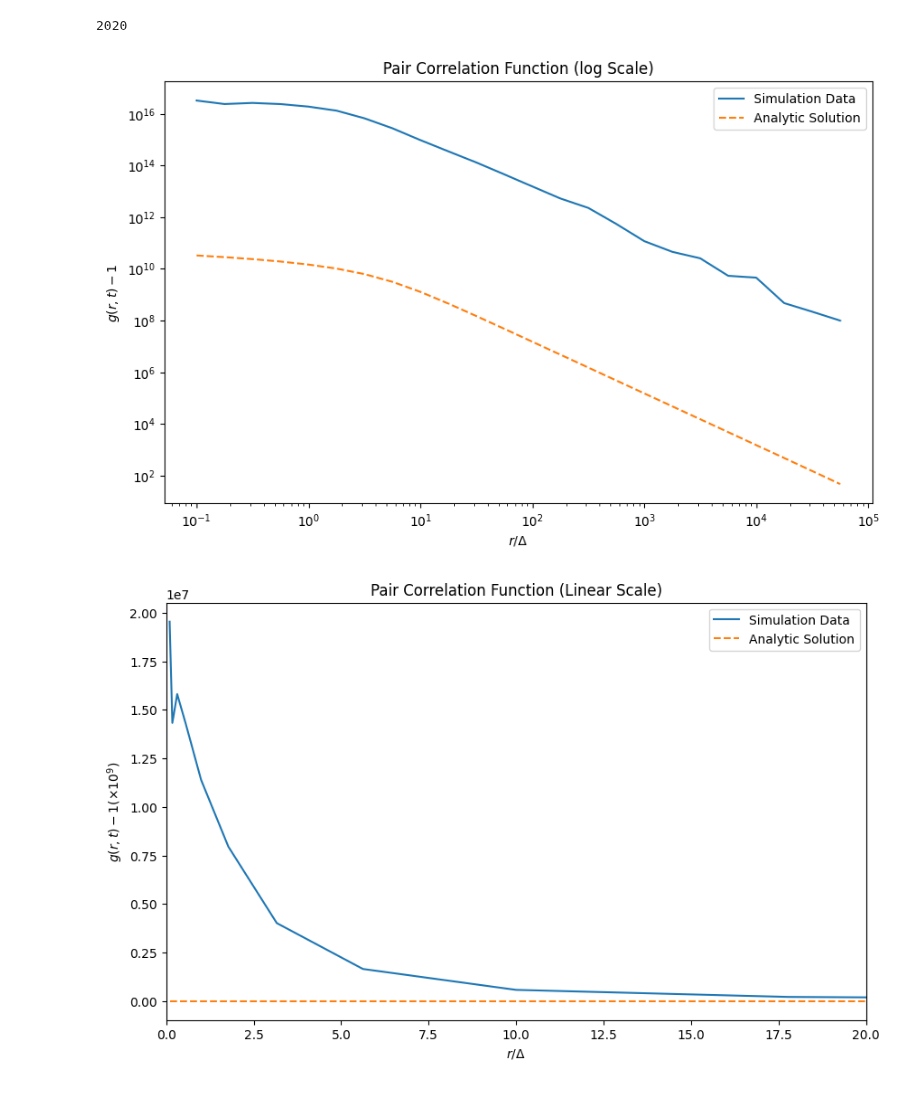
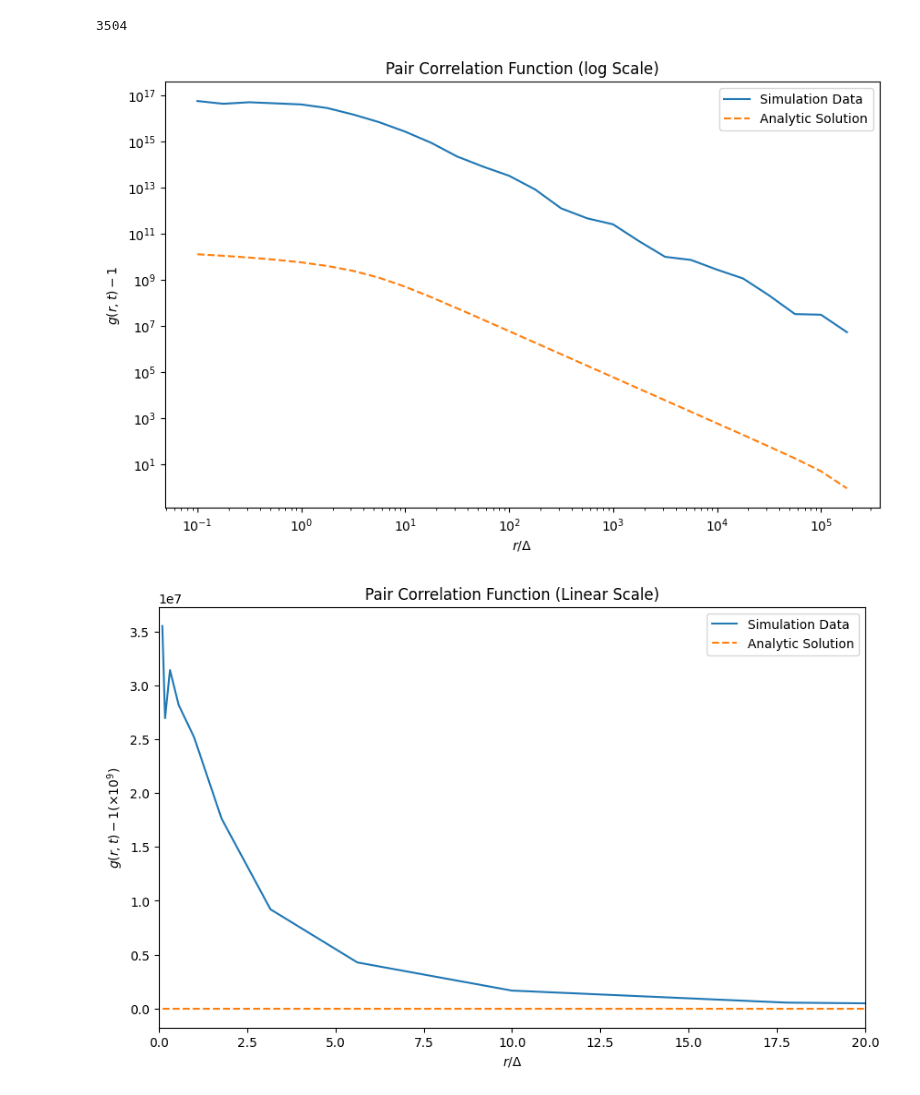
Before and after one commit to KatharinaBracher/Brownian-Bug-Model, a Jupyter notebook: histograms.ipynb, the cells around one changed output. Saved outputs shown, nothing was run; the diff lists cells and outputs as text; code cells hidden in the pictures.

Commit message:
Continued working on histograms

```diff
--- a/histograms.ipynb
+++ b/histograms.ipynb
@@ -6,7 +6,7 @@ from histograms import PairDens, run_simulation, g_theoretical
 #%load_ext autoreload
 #%autoreload 2
 # %%
-n = 2000 # Starting plankton population size.
+n = 5000 # Starting plankton population size.
 iters = 1000 # Time steps.
 L_max = np.sqrt(10) # Size of square domain.
 delta = 10**(-7)
@@ -15,46 +15,43 @@ U_tot = 0.1 #Utot_list = [0.0, 0.1, 0.5,2.5]
 plankton = run_simulation(n, iters, L_max, delta, U_tot, True)
 print(len(plankton))
 # %% [output]
-2020
+3504
 # %%
-pow_min = -1.0 # To reproduce the image, choose -8.0
-pow_max = 5.5 # To reproduce the image, choose -2.0
+pow_min = -8.0 # To reproduce the image, choose -8.0
+pow_max = -1.5 # To reproduce the image, choose -1.5
 dp = 0.25
 
 r_list, pcf_dx_list, pcf_dp_list = PairDens(pow_min, pow_max, dp, L_max, plankton)
 # %%
 # We scale the radii to have r/delta
-#radii = [i* 10**7 for i in r_list]
+radii = [i/delta for i in r_list]
 
 C_0 = n/1
 gamma = 0.0264
-g_test = g_theoretical(gamma, r_list, C_0)-1
+g_test = g_theoretical(gamma, radii, C_0) - 1
 # %%
 # Subtract 1 from pcf_dx_list for y-axis
-plot_pcf_dx_list = np.array(pcf_dx_list) - 1
+plot_pcf_dx_list = (np.array(pcf_dx_list) - 1)
 plot_pcf_dp_list = (np.array(pcf_dp_list) - 1) / 10**9
 
 plt.figure(figsize=(10, 6))
-plt.loglog(r_list, plot_pcf_dx_list, label='Simulation Data')
-plt.loglog(r_list, g_test, '--', label='Analytic Solution')
-
-#plt.xlim(left=10**(2.3))
-
+plt.loglog(radii, plot_pcf_dx_list, label='Simulation Data')
+plt.loglog(radii, g_test, '--', label='Analytic Solution')
 plt.xlabel(r'$r / \Delta$')
 plt.ylabel(r'$g(r, t) - 1$')
 plt.title('Pair Correlation Function (log Scale)')
 plt.legend()
 plt.show()
 
 plt.figure(figsize=(10, 6))
-plt.plot(r_list, plot_pcf_dp_list, label='Simulation Data')
-plt.plot(r_list, g_test/10**9, '--', label='Analytic Solution')
+plt.plot(radii, plot_pcf_dp_list, label='Simulation Data')
+plt.plot(radii, g_test/10**9, '--', label='Analytic Solution')
 plt.xlim(0, 20)
 plt.xlabel(r'$r / \Delta$')
 plt.ylabel(r'$g(r, t) - 1 (\times 10^{9})$')
 plt.title('Pair Correlation Function (Linear Scale)')
 plt.legend()
 plt.show()
 # %% [output]
-[figure, old version]
+[figure, new version]
-[figure, old version]
+[figure, new version]
```
Also changed, not shown: parts of 2 cells of this notebook, 1 other file.
